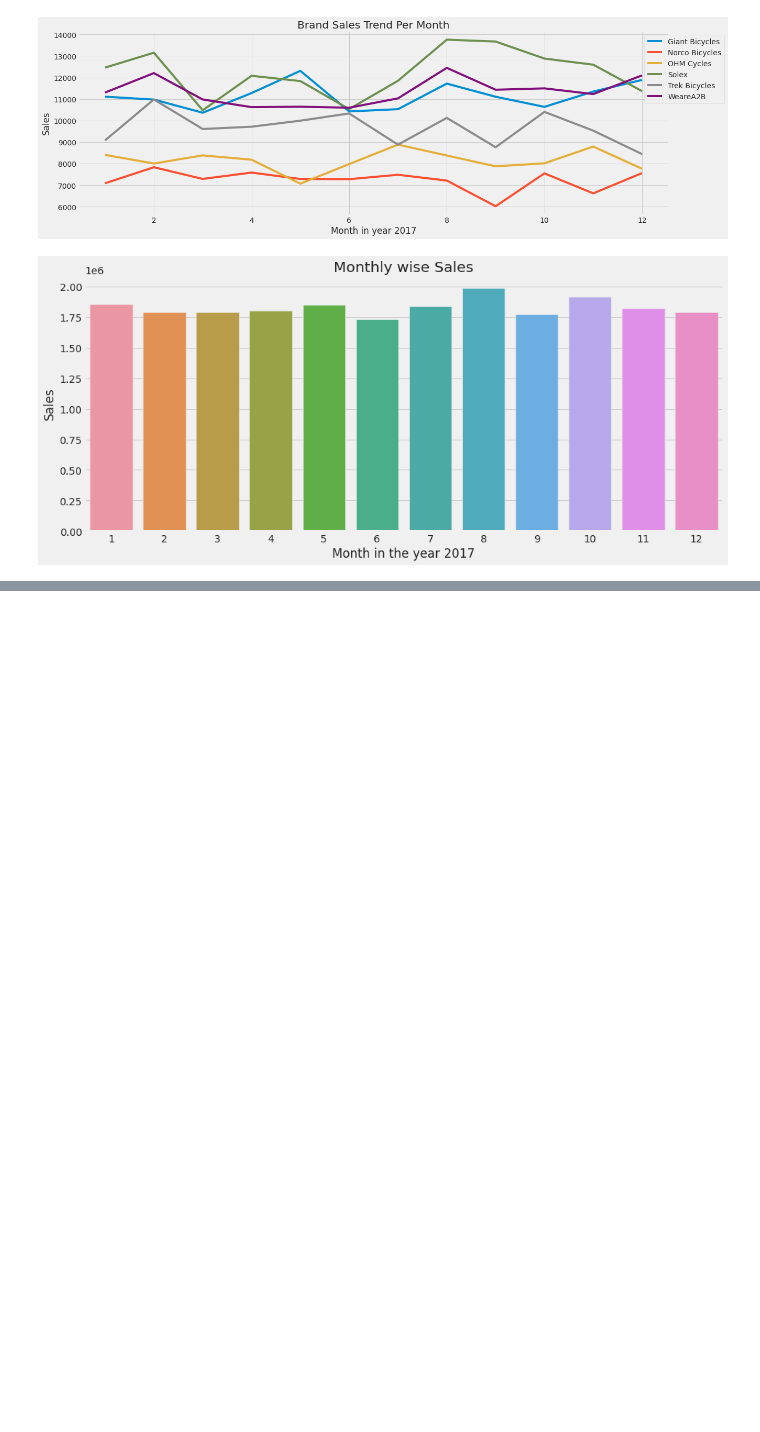
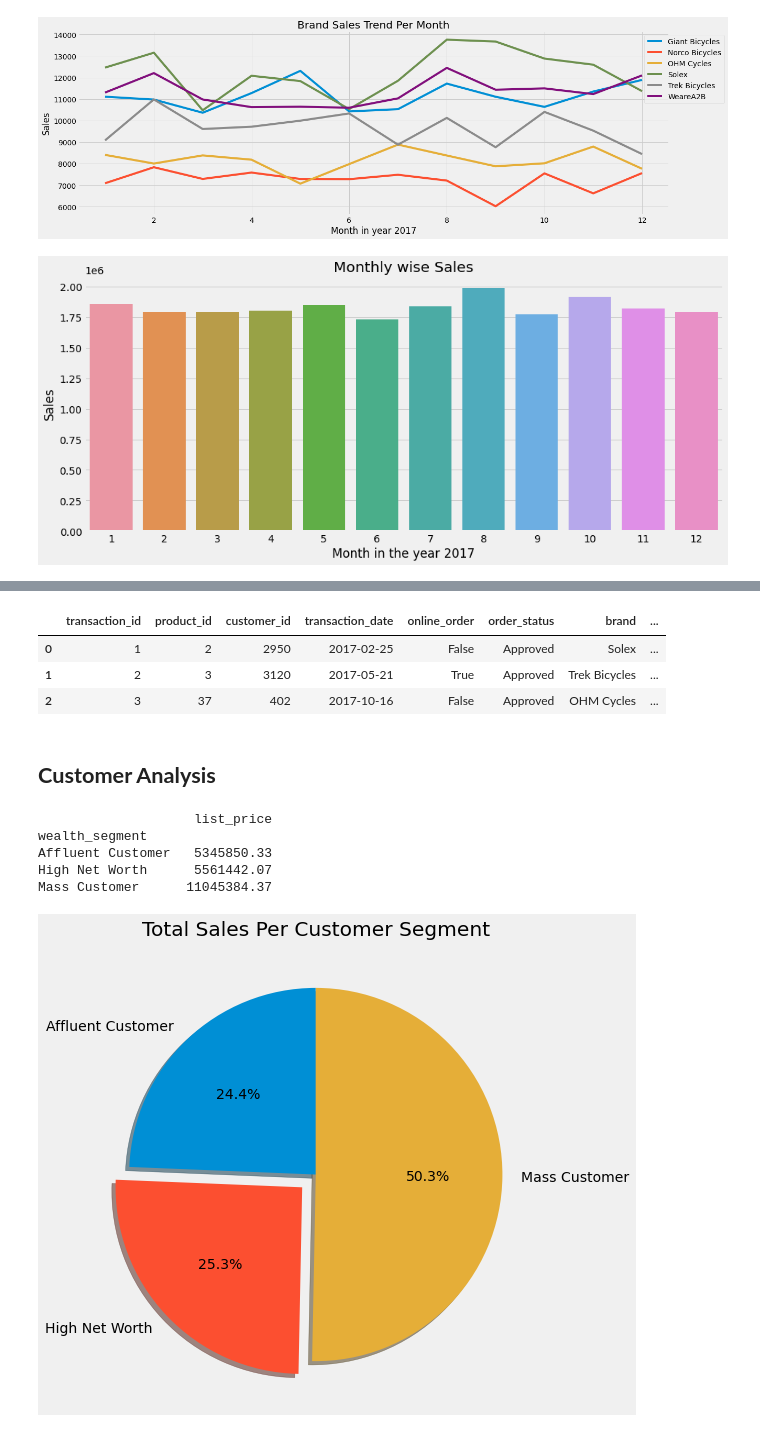
Before and after one commit to NUELBUNDI/PDS_PROJECT, a Jupyter notebook: Final_Project_Lee_Bundi_102586.ipynb, the cells around one changed output, grey strips where cells are left out. Cells and saved outputs as stored; diff of their text form; code cells hidden in the pictures; blank space fills up the shorter version.

```diff
--- a/Final_Project_Lee_Bundi_102586.ipynb
+++ b/Final_Project_Lee_Bundi_102586.ipynb
@@ -328,0 +267,26 @@ df.describe()
+# %%
+data.head(3)
+# %% [output]
+|  | transaction_id | product_id | customer_id | transaction_date | online_order | order_status | brand | ... |
+| 0 | 1 | 2 | 2950 | 2017-02-25 | False | Approved | Solex | ... |
+| 1 | 2 | 3 | 3120 | 2017-05-21 | True | Approved | Trek Bicycles | ... |
+| 2 | 3 | 37 | 402 | 2017-10-16 | False | Approved | OHM Cycles | ... |
+# %% [markdown]
+## **Customer Analysis**
+# %%
+customer_wealth_segment=data.groupby('wealth_segment').agg({'list_price':np.sum})
+print(customer_wealth_segment)
+# %% [output]
+                    list_price
+wealth_segment
+Affluent Customer   5345850.33
+High Net Worth      5561442.07
+Mass Customer      11045384.37
+# %%
+#
+plt.figure(figsize=(10,8))
+plt.pie(customer_wealth_segment,explode=[0.0,0.1,0.0],labels=customer_wealth_segment.index,shadow=True,autopct='%1.1f%%',startangle=90)
+plt.title('Total Sales Per Customer Segment')
+plt.show()
+# %% [output]
+[figure, added]
```
Also changed, not shown: parts of 20 cells of this notebook.
